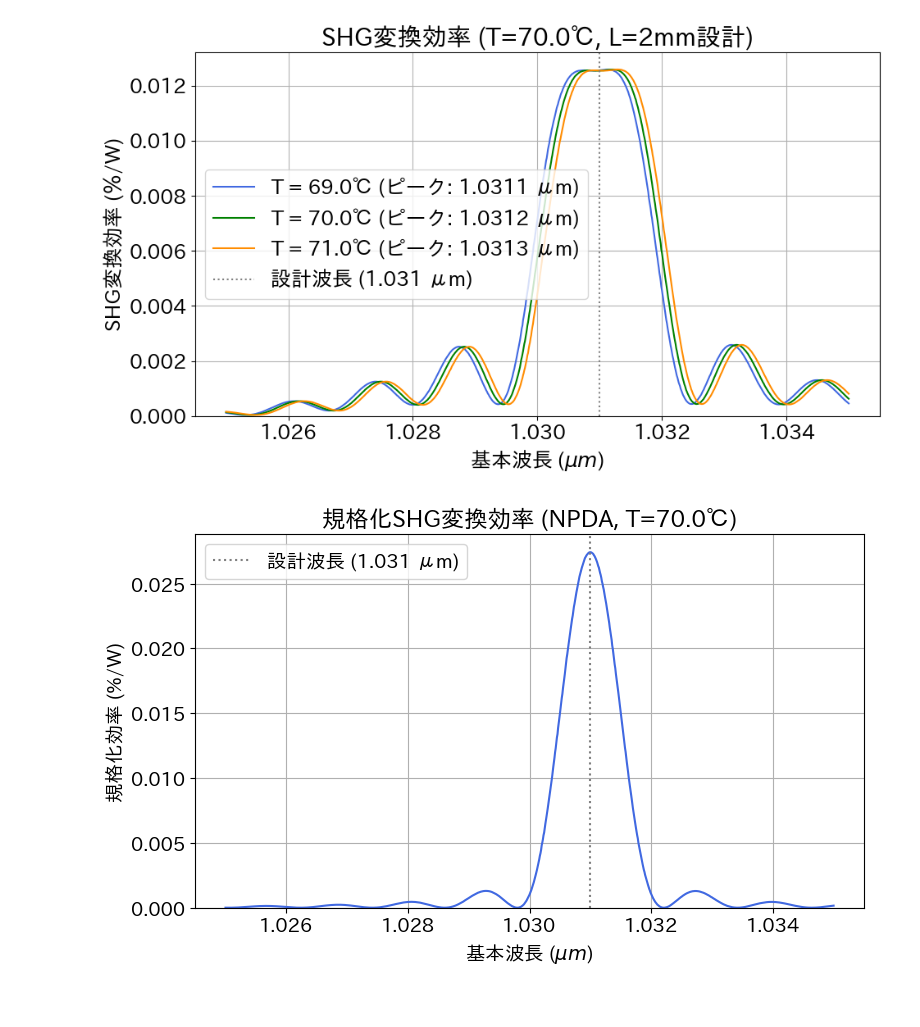
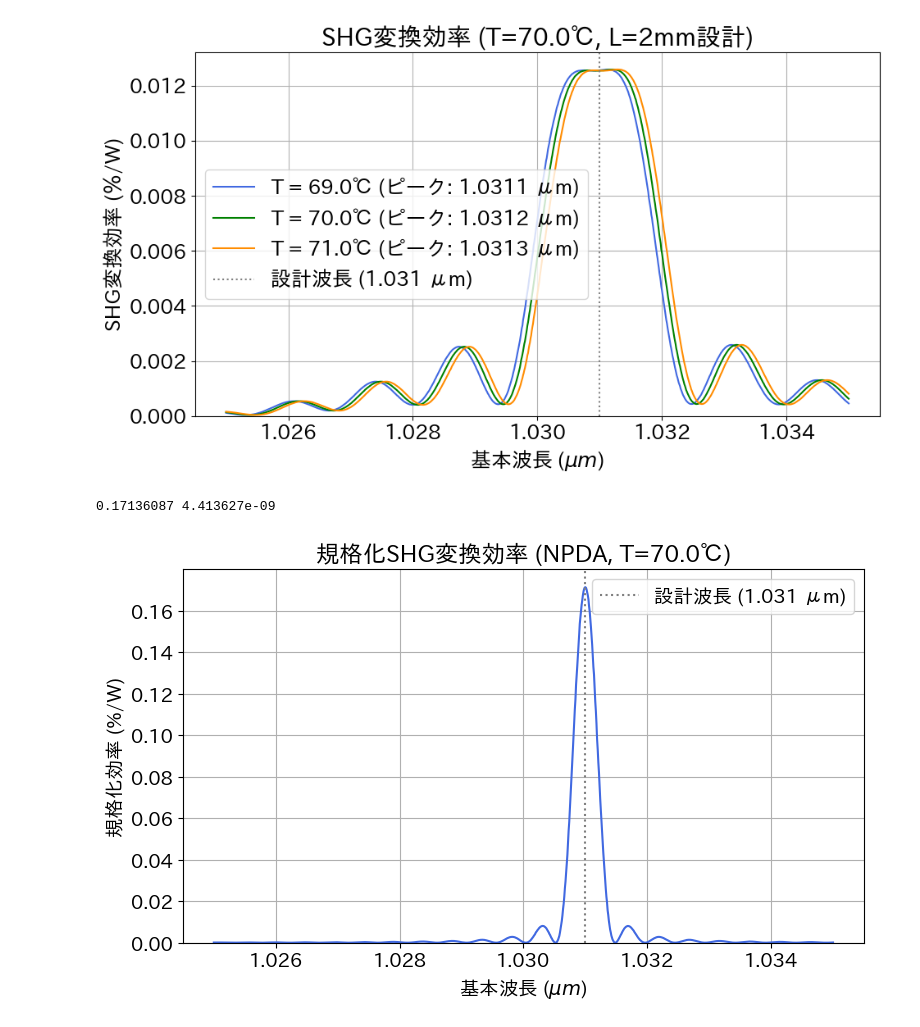
Before and after one commit to Xo1otl/qpm, a Jupyter notebook: examples/ideal_thg.ipynb, the cells around one changed output. Saved outputs shown, nothing was run; the diff lists cells and outputs as text; code cells hidden in the pictures.

```diff
--- a/examples/ideal_thg.ipynb
+++ b/examples/ideal_thg.ipynb
@@ -176,7 +176,7 @@ import japanize_matplotlib
 from qpm import mgoslt
 
 # --- 基本設定 ---
-L_SHG = 2000.0             # SHG結晶長 (um)
+L_SHG = 5000.0             # SHG結晶長 (um)
 DESIGN_TEMP_C = 70.0       # 設計温度 (℃)
 DESIGN_WAVELENGTH = 1.031  # 設計波長 (um)
 TARGET_TEMP_C = 70.0       # 計算対象の温度 (℃)
@@ -199,31 +199,33 @@ wavelengths = jnp.linspace(WL_START, WL_END, 1001)
 kappa = KAPPA_START + (KAPPA_END - KAPPA_START) * \
     (wavelengths - WL_START) / (WL_END - WL_START)
 
 # 3. 全体の位相不整合 Δk を計算
 delta_k_material = mgoslt.calc_twm_delta_k(
     wavelengths, wavelengths, TARGET_TEMP_C
 )
 delta_k_total = delta_k_material - K_g
 
 # 4. ご提示の式に従って規格化効率を計算
 # NOTE: NPDAを直接計算すると振幅がπ/2になる、効率はその二乗なので(π/2)^2して補正する、単位が％なのでそれも補正
 sinc_squared_part = jnp.sinc(delta_k_total * L_SHG / (2 * jnp.pi))**2
 efficiency_norm = (kappa**2) * (L_SHG**2) * \
     sinc_squared_part * 100 * (2 / jnp.pi)**2
 
+print(jnp.max(efficiency_norm), jnp.min(efficiency_norm))
 # --- プロット ---
 plt.rcParams['font.size'] = 14
 plt.figure(figsize=(8, 5))
 plt.title(f"規格化SHG変換効率 (NPDA, T={TARGET_TEMP_C}℃)")
 plt.plot(wavelengths, efficiency_norm, color='royalblue')
 plt.axvline(x=DESIGN_WAVELENGTH, color='gray', linestyle=':',
             label=f'設計波長 ({DESIGN_WAVELENGTH} μm)')
 plt.xlabel(r"基本波長 ($\mu m$)")
 plt.ylabel(r"規格化効率 (%/W)")
 plt.legend()
 plt.grid(True)
 plt.ylim(bottom=0)
 plt.tight_layout()
 plt.show()
 # %% [output]
+0.17136087 4.413627e-09
-[figure, old version]
+[figure, new version]
```
Also changed, not shown: 9 other files.
